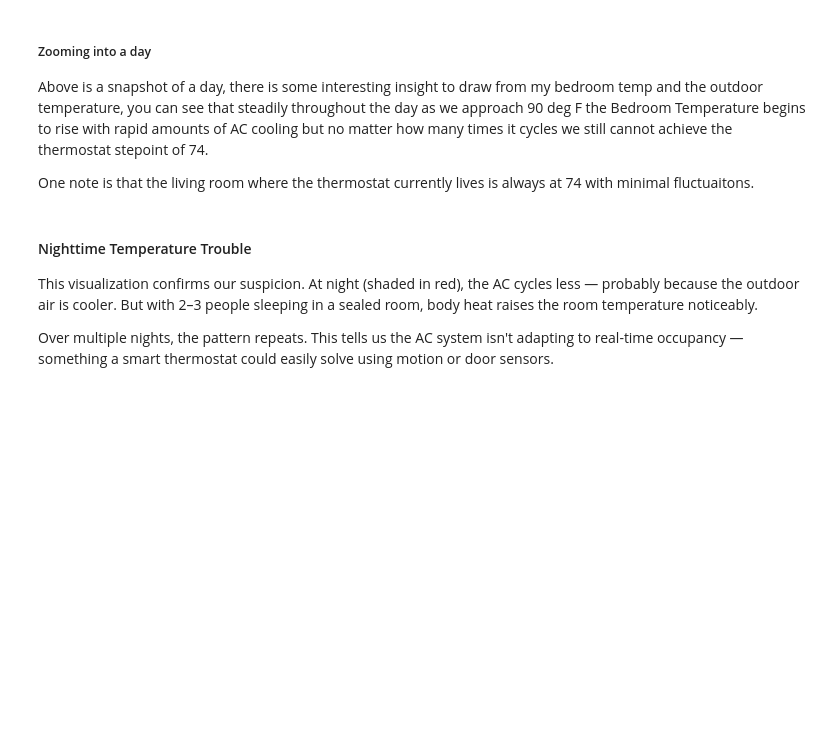
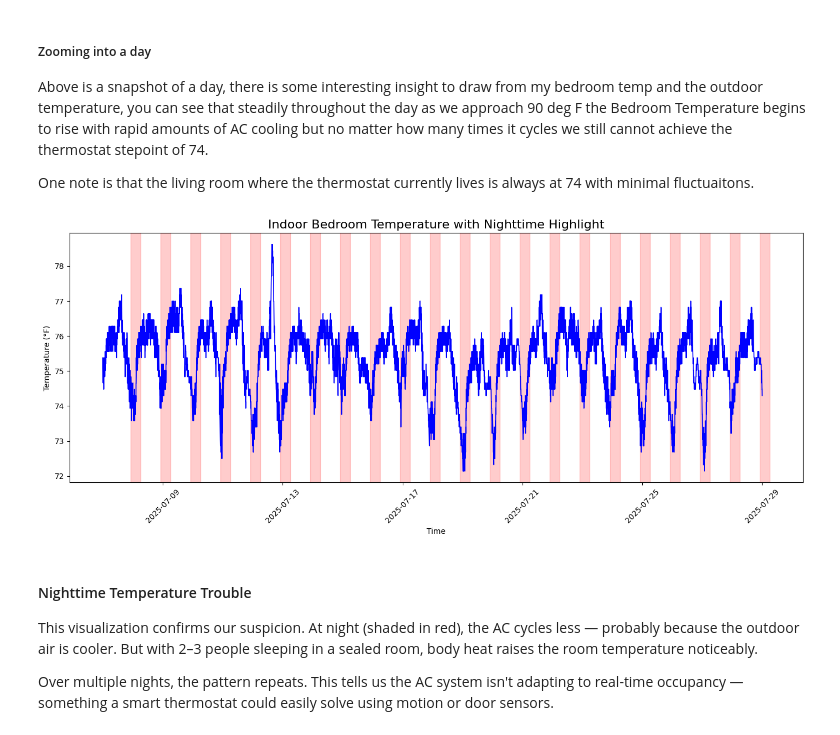
Before and after one commit to ZacharyK-eng/USFDSBC, a Jupyter notebook: Data Storytelling/Why we need a smart thermostat.ipynb, the cells around one changed output. Drawn from its saved outputs; the diff is of its cells as text; code cells hidden in the pictures; blank space fills up the shorter version.

```diff
--- a/Data Storytelling/Why we need a smart thermostat.ipynb
+++ b/Data Storytelling/Why we need a smart thermostat.ipynb
@@ -113,28 +121,26 @@ Above is a snapshot of a day, there is some interesting insight to draw from my
 
 One note is that the living room where the thermostat currently lives is always at 74 with minimal fluctuaitons.
 # %%
-from plotly.subplots import make_subplots
-import plotly.graph_objects as go
+# Create figure
+fig, ax = plt.subplots(figsize=(14, 6))
 
-fig = go.Figure()
+# Plot indoor temperature
+ax.plot(df.index, df['indoor_temp'], label='Indoor Temp (°F)', color='blue', linewidth=1.2)
 
-# Plot indoor temp
-fig.add_trace(go.Scatter(x=df.index, y=df['indoor_temp'], name='Indoor Temp (°F)', mode='lines'))
-
-# Highlight nighttime: loop over days
+# Highlight nighttime periods
 for day in pd.to_datetime(df.index.date).unique():
     night_start = pd.Timestamp(f"{day} 22:00:00")
     night_end = pd.Timestamp(f"{day + pd.Timedelta(days=1)} 06:00:00")
-    fig.add_vrect(x0=night_start, x1=night_end, fillcolor='red', opacity=0.2, line_width=0)
+    ax.axvspan(night_start, night_end, color='red', alpha=0.2)
 
-fig.update_layout(
-    title="Indoor Bedroom Temperature with Nighttime Highlight",
-    xaxis_title="Time",
-    yaxis_title="Temperature (°F)",
-    hovermode='x unified'
-)
-
-fig.show()
+# Labels and legend
+ax.set_title("Indoor Bedroom Temperature with Nighttime Highlight", fontsize=16)
+ax.set_xlabel("Time")
+ax.set_ylabel("Temperature (°F)")
+plt.xticks(rotation=45)
+plt.tight_layout()
+# %% [output]
+[figure, added]
 # %% [markdown]
 #### Nighttime Temperature Trouble
 
```
Also changed, not shown: parts of 7 cells of this notebook.
